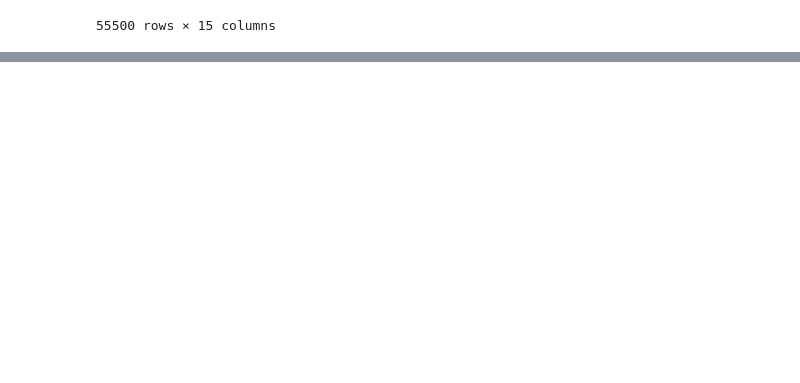
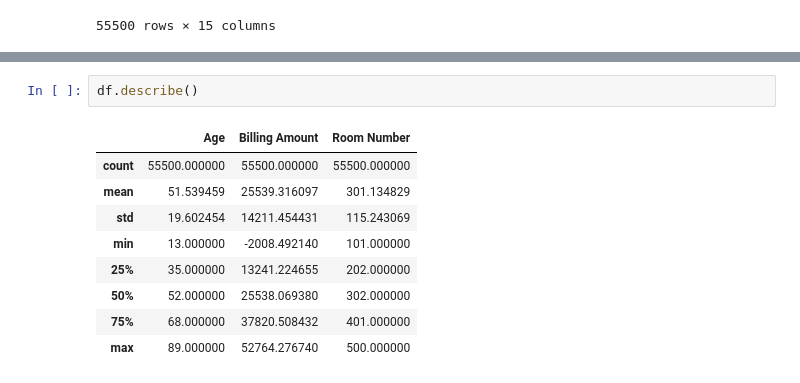
Before and after one commit to ThonteShila/DA-Project-Health_Care-Real-World-Data-, a Jupyter notebook: healtcare.ipynb, the cells around one changed output, grey strips where cells are left out. Drawn from its saved outputs; the diff is of its cells as text; blank space fills up the shorter version.

```diff
--- a/healtcare.ipynb
+++ b/healtcare.ipynb
@@ -169,3 +169,15 @@ df.head()
 | 2 | Danny Smith | 76 | Female | A- | Obesity | 22-09-2022 | Tiffany Mitchell | Cook PLC | ... |
 | 3 | Andrew Watts | 28 | Female | O+ | Diabetes | 18-11-2020 | Kevin Wells | Hernandez Rogers and Vang, | ... |
 | 4 | Adrienne Bell | 43 | Female | AB+ | Cancer | 19-09-2022 | Kathleen Hanna | White-White | ... |
+# %%
+df.describe()
+# %% [output]
+|  | Age | Billing Amount | Room Number |
+| count | 55500.000000 | 55500.000000 | 55500.000000 |
+| mean | 51.539459 | 25539.316097 | 301.134829 |
+| std | 19.602454 | 14211.454431 | 115.243069 |
+| min | 13.000000 | -2008.492140 | 101.000000 |
+| 25% | 35.000000 | 13241.224655 | 202.000000 |
+| 50% | 52.000000 | 25538.069380 | 302.000000 |
+| 75% | 68.000000 | 37820.508432 | 401.000000 |
+| max | 89.000000 | 52764.276740 | 500.000000 |
```
Also changed, not shown: parts of 13 cells of this notebook.
